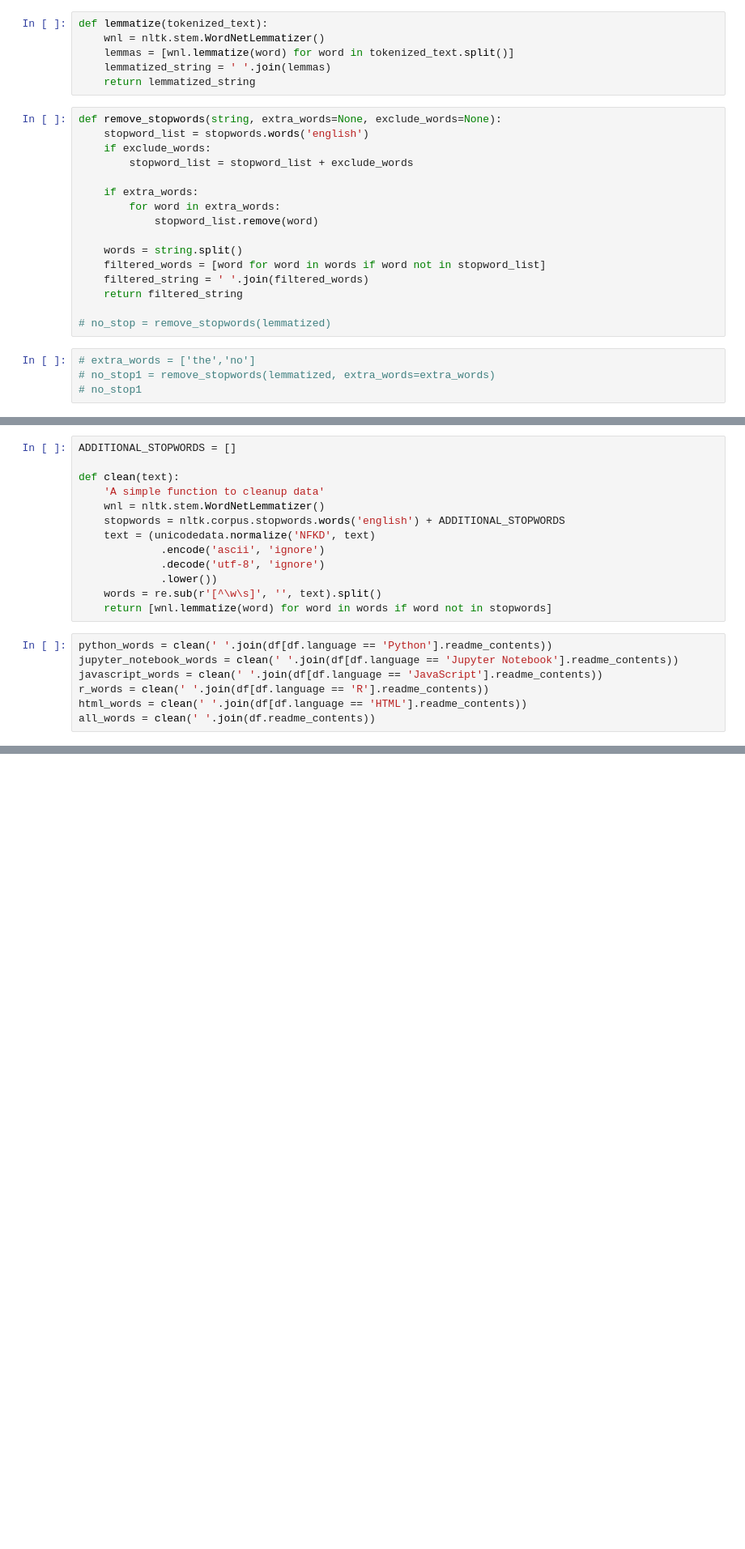
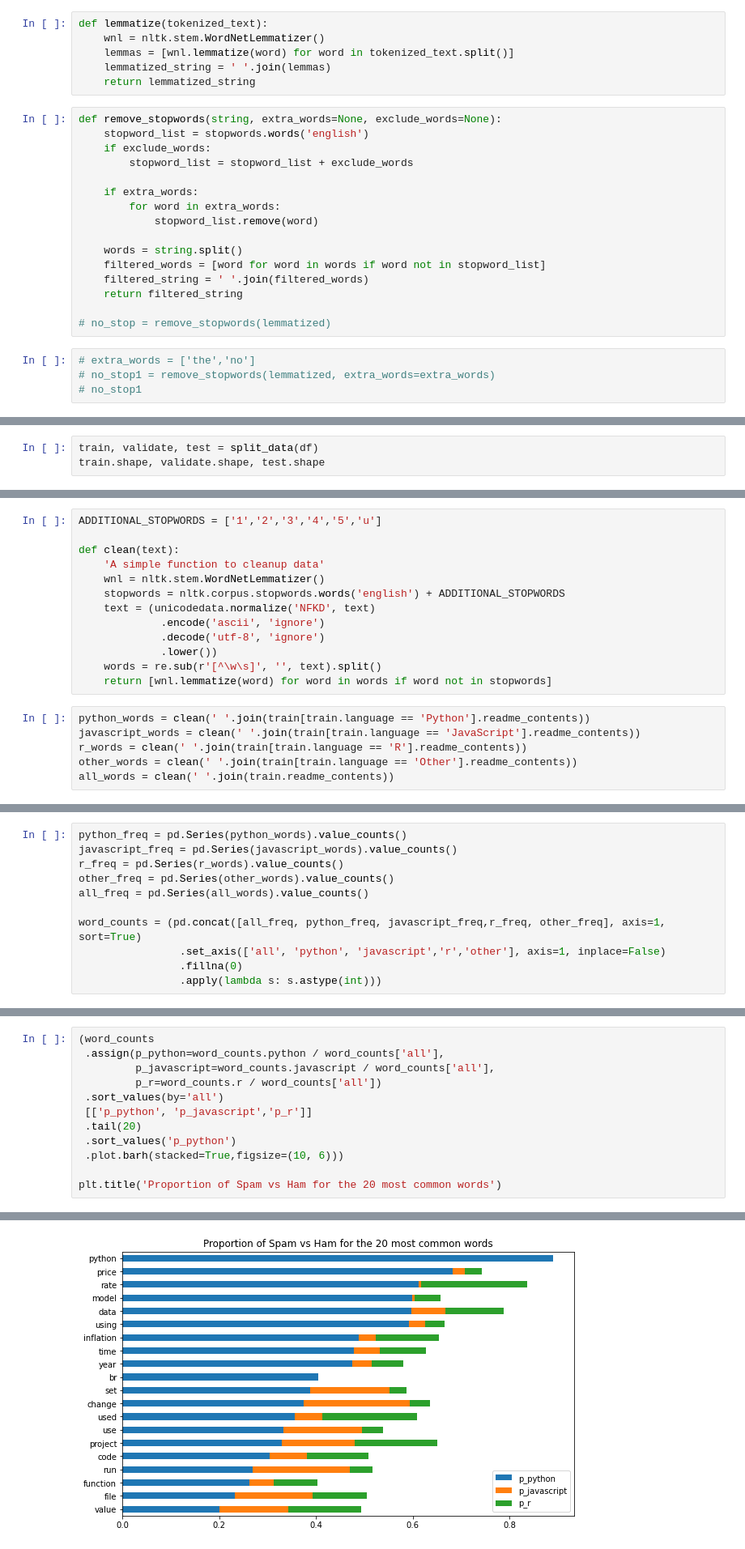
Before and after one commit to NLP-classification/inflation_nlp_classification, a Jupyter notebook: chenchen_workbook.ipynb, the cells around one changed output, grey strips where cells are left out. Shown at 81% size. Saved outputs shown, nothing was run; the diff lists cells and outputs as text; blank space fills up the shorter version.

```diff
--- a/chenchen_workbook.ipynb
+++ b/chenchen_workbook.ipynb
@@ -155,0 +195,3 @@ df[df.language == 'Jupyter Notebook']
+# %%
+train, validate, test = split_data(df)
+train.shape, validate.shape, test.shape
@@ -158,5 +202,5 @@ df[df.language == 'Jupyter Notebook']
 # %%
-ADDITIONAL_STOPWORDS = []
+ADDITIONAL_STOPWORDS = ['1','2','3','4','5','u']
 
 def clean(text):
     'A simple function to cleanup data'
@@ -169,9 +213,8 @@ def clean(text):
     words = re.sub(r'[^\w\s]', '', text).split()
     return [wnl.lemmatize(word) for word in words if word not in stopwords]
 # %%
-python_words = clean(' '.join(df[df.language == 'Python'].readme_contents))
-jupyter_notebook_words = clean(' '.join(df[df.language == 'Jupyter Notebook'].readme_contents))
-javascript_words = clean(' '.join(df[df.language == 'JavaScript'].readme_contents))
-r_words = clean(' '.join(df[df.language == 'R'].readme_contents))
-html_words = clean(' '.join(df[df.language == 'HTML'].readme_contents))
-all_words = clean(' '.join(df.readme_contents))
+python_words = clean(' '.join(train[train.language == 'Python'].readme_contents))
+javascript_words = clean(' '.join(train[train.language == 'JavaScript'].readme_contents))
+r_words = clean(' '.join(train[train.language == 'R'].readme_contents))
+other_words = clean(' '.join(train[train.language == 'Other'].readme_contents))
+all_words = clean(' '.join(train.readme_contents))
@@ -197,0 +221,11 @@ python_words
+# %%
+python_freq = pd.Series(python_words).value_counts()
+javascript_freq = pd.Series(javascript_words).value_counts()
+r_freq = pd.Series(r_words).value_counts()
+other_freq = pd.Series(other_words).value_counts()
+all_freq = pd.Series(all_words).value_counts()
+
+word_counts = (pd.concat([all_freq, python_freq, javascript_freq,r_freq, other_freq], axis=1, sort=True)
+                .set_axis(['all', 'python', 'javascript','r','other'], axis=1, inplace=False)
+                .fillna(0)
+                .apply(lambda s: s.astype(int)))
@@ -197,0 +299,13 @@ python_words
+# %%
+(word_counts
+ .assign(p_python=word_counts.python / word_counts['all'],
+         p_javascript=word_counts.javascript / word_counts['all'],
+         p_r=word_counts.r / word_counts['all'])
+ .sort_values(by='all')
+ [['p_python', 'p_javascript','p_r']]
+ .tail(20)
+ .sort_values('p_python')
+ .plot.barh(stacked=True,figsize=(10, 6)))
+
+plt.title('Proportion of Spam vs Ham for the 20 most common words')
+# %% [output]
@@ -197,0 +313 @@ python_words
+[figure, added]
```
Also changed, not shown: parts of 55 cells of this notebook.
